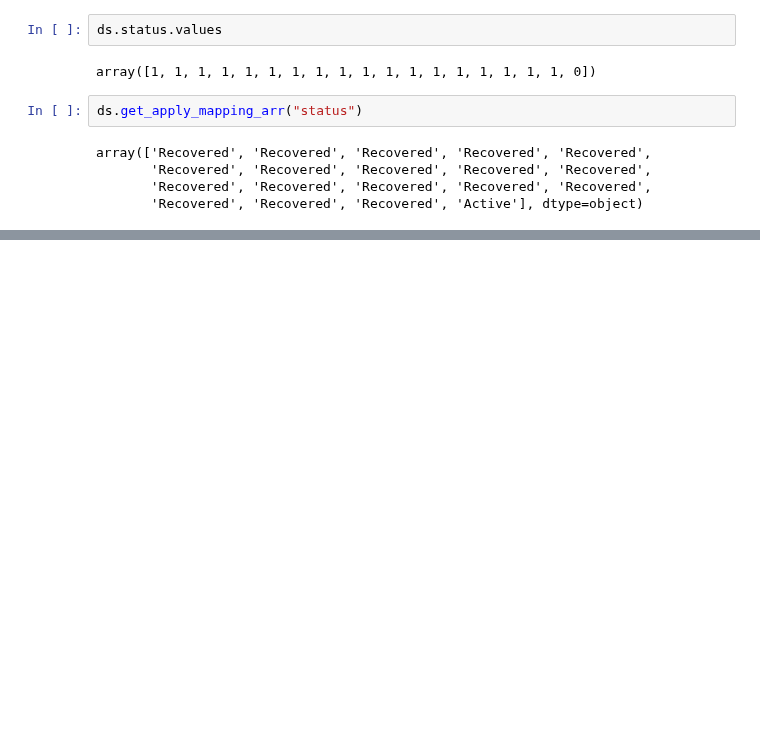
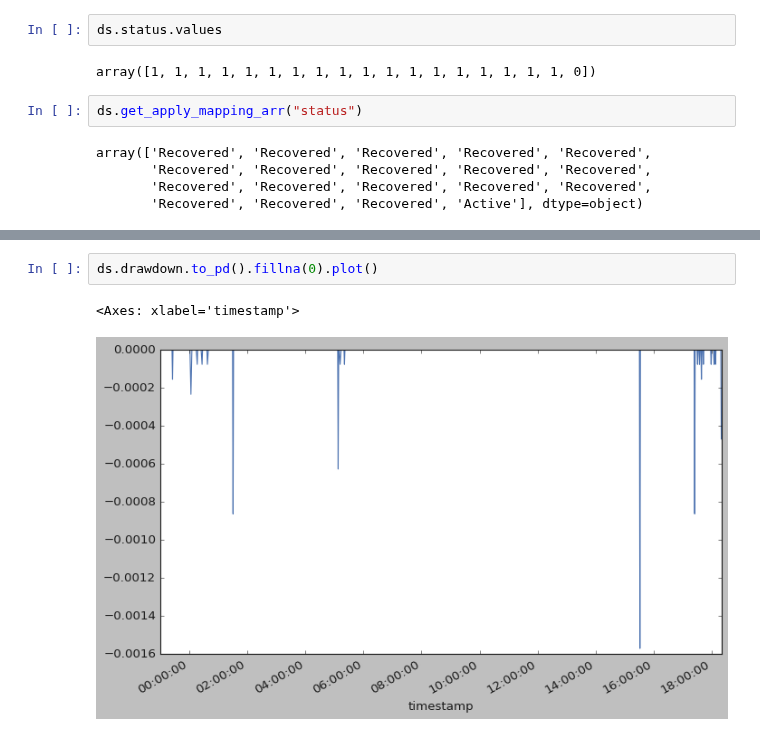
Before and after one commit to skalaydzhiyski/phitech-research, a Jupyter notebook: notebooks/vbtpro-building-blocks.ipynb, the cells around one changed output, grey strips where cells are left out. Drawn from its saved outputs; the diff is of its cells as text; blank space fills up the shorter version.

```diff
--- a/notebooks/vbtpro-building-blocks.ipynb
+++ b/notebooks/vbtpro-building-blocks.ipynb
@@ -87,0 +113,5 @@ array(['Recovered', 'Recovered', 'Recovered', 'Recovered', 'Recovered',
+# %%
+ds.drawdown.to_pd().fillna(0).plot()
+# %% [output]
+<Axes: xlabel='timestamp'>
+[figure, added]
```
Also changed, not shown: parts of 4 cells of this notebook.
